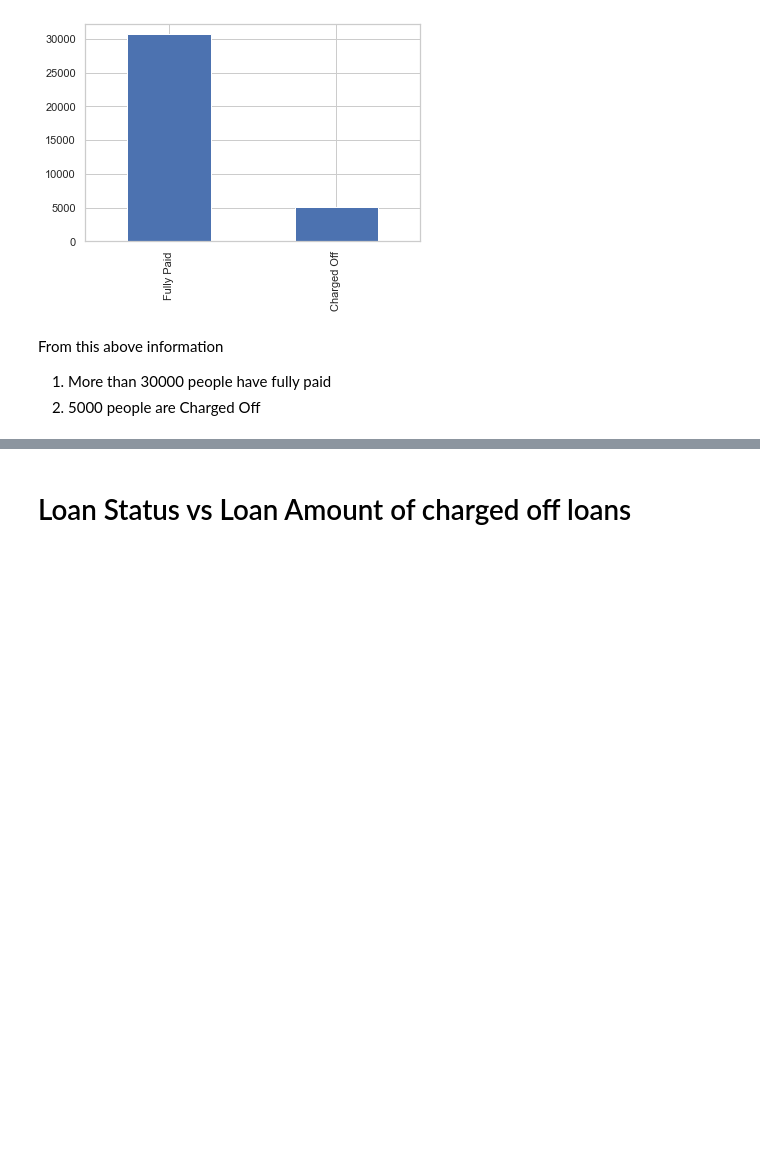
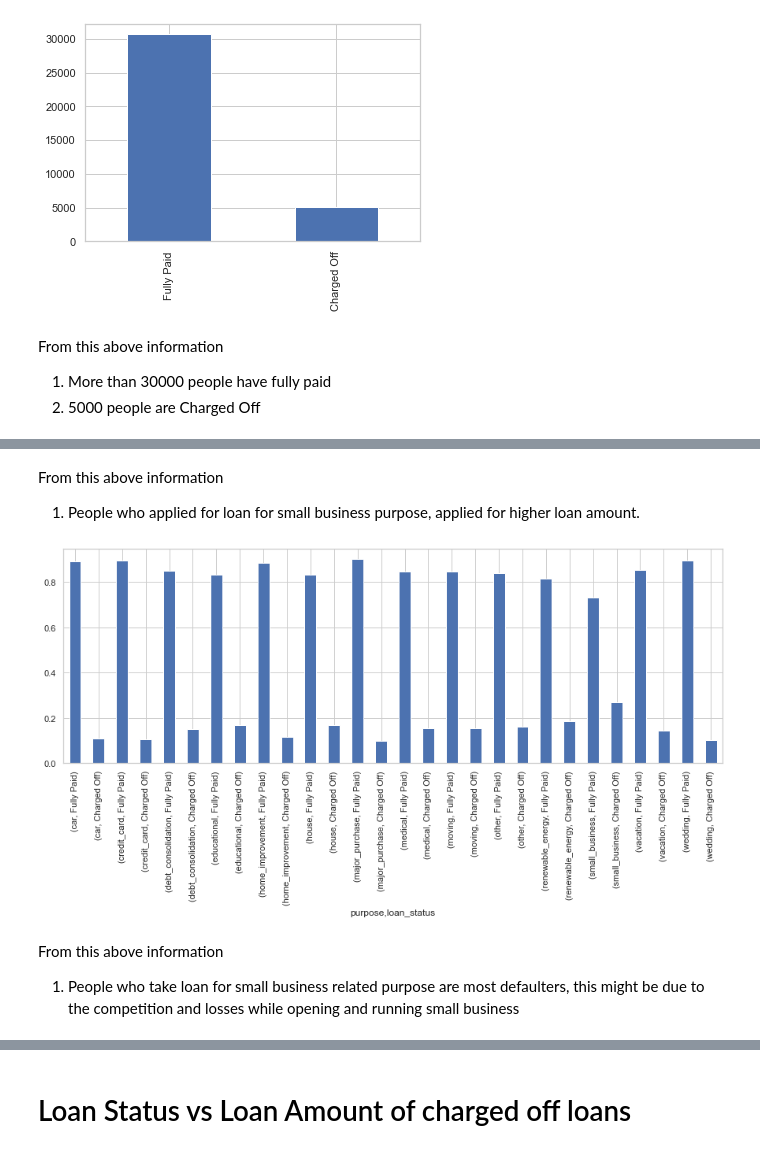
Before and after one commit to Harshulagarwal/LendingClubCaseStudy, a Jupyter notebook: LENDING_CLUB_CASE_STUDY.ipynb, the cells around one changed output, grey strips where cells are left out. Saved outputs shown, nothing was run; the diff lists cells and outputs as text; code cells hidden in the pictures; blank space fills up the shorter version.

```diff
--- a/LENDING_CLUB_CASE_STUDY.ipynb
+++ b/LENDING_CLUB_CASE_STUDY.ipynb
@@ -645,0 +661,13 @@ From this above information
+# %% [markdown]
+From this above information
+1. People who applied for loan for small business purpose, applied for higher loan amount.
+# %%
+# Any better way to do this?
+plt.figure(figsize=(15,5))
+loan.groupby('purpose')['loan_status'].value_counts(1).plot.bar()
+plt.show()
+# %% [output]
+[figure, added]
+# %% [markdown]
+From this above information
+1. People who take loan for small business related purpose are most defaulters, this might be due to the competition and losses while opening and running small business
```
Also changed, not shown: parts of 85 cells of this notebook.
